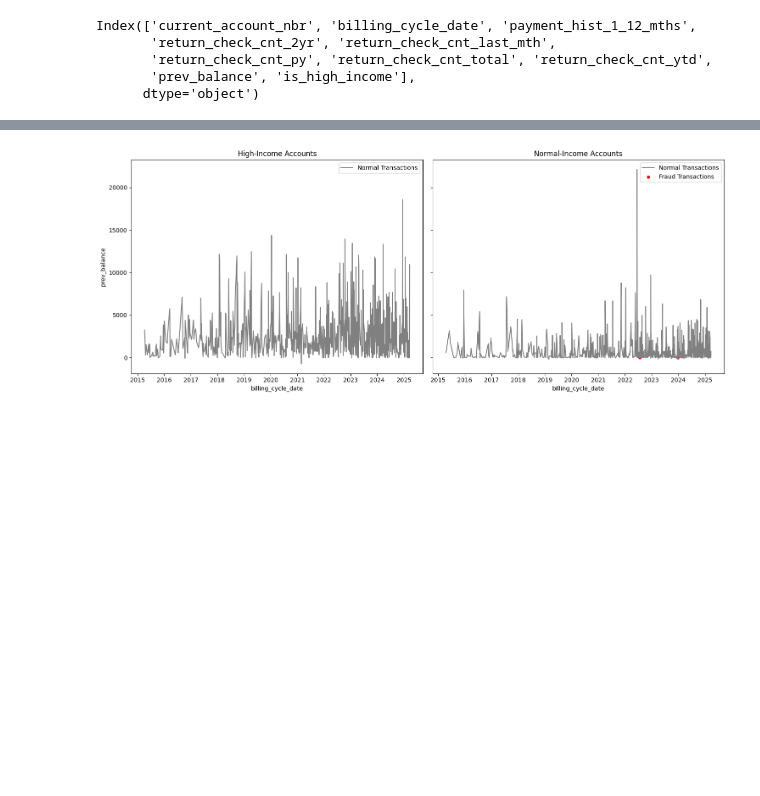
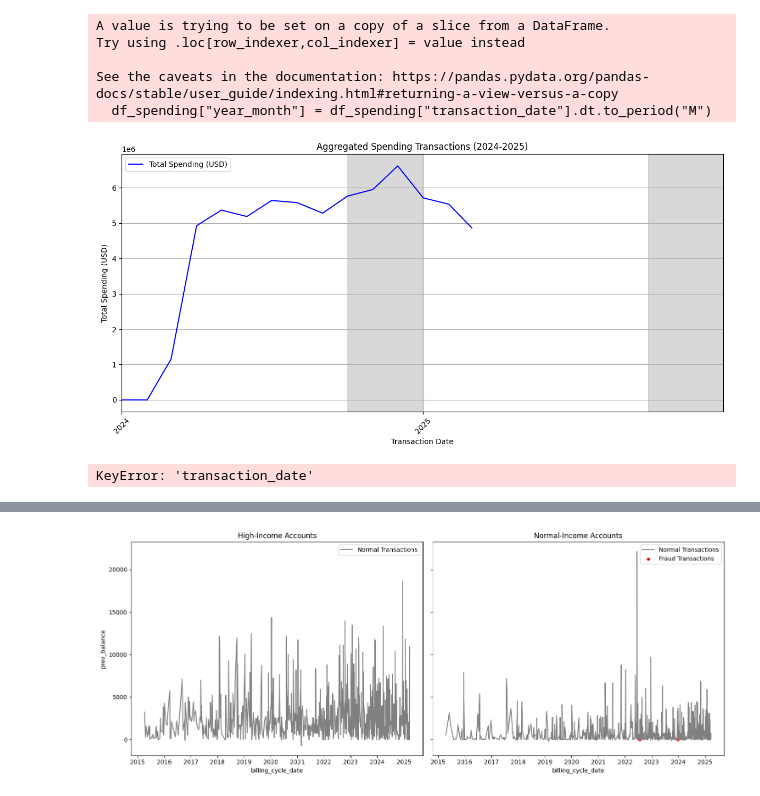
Before and after one commit to hazelLu6/synchrony-datathon-2025-alt-f4, a Jupyter notebook: time_series_analysis.ipynb, the cells around one changed output, grey strips where cells are left out. Saved outputs shown, nothing was run; the diff lists cells and outputs as text; code cells hidden in the pictures; blank space fills up the shorter version.

```diff
--- a/time_series_analysis.ipynb
+++ b/time_series_analysis.ipynb
@@ -49,4 +32,69 @@ billing_cycle_date
+# %%
+# Load datasets
+df1 = pd.read_csv("cleaned_data/cleaned_transaction_fact.csv", parse_dates=["transaction_date"])
+df2 = pd.read_csv("cleaned_data/cleaned_wrld_stor_tran_fact.csv", parse_dates=["transaction_date"])
+
+# Combine datasets
+df = pd.concat([df1, df2])
+
+# Filter for spending transactions (assuming "SALE" means spending)
+df_spending = df[df["transaction_type"] == "SALE"]
+
+# Aggregate spending in USD by month
+df_spending["year_month"] = df_spending["transaction_date"].dt.to_period("M")
+df_grouped = df_spending.groupby("year_month")["us_equiv_amt"].sum().reset_index()
+df_grouped["year_month"] = df_grouped["year_month"].dt.to_timestamp()
+
+# Filter for 2024 and 2025
+df_grouped = df_grouped[(df_grouped["year_month"].dt.year >= 2024) & (df_grouped["year_month"].dt.year <= 2025)]
+
+# Plot the spending trend
+fig, ax = plt.subplots(figsize=(12, 6))
+
+ax.plot(df_grouped["year_month"], df_grouped["us_equiv_amt"], label="Total Spending (USD)", color="blue")
+
+# Format x-axis to show only 2024 and 2025
+ax.set_xlim(pd.Timestamp("2024-01-01"), pd.Timestamp("2025-12-31"))
+ax.xaxis.set_major_locator(mdates.YearLocator())
+ax.xaxis.set_major_formatter(mdates.DateFormatter('%Y'))
+
+# Shade the last three months of each year
+for year in [2024, 2025]:
+    start_date = pd.Timestamp(f"{year}-10-01")
+    end_date = pd.Timestamp(f"{year}-12-31")
+    ax.axvspan(start_date, end_date, color='grey', alpha=0.3)
+
+ax.set_xlabel("Transaction Date")
+ax.set_ylabel("Total Spending (USD)")
+ax.set_title("Aggregated Spending Transactions (2024-2025)")
+
+ax.grid(True)
+ax.legend()
+plt.xticks(rotation=45)
+plt.tight_layout()
+
+plt.savefig('./visualizations/spending_trend_2024_2025.png', dpi=300)
+plt.show()
+# %% [output]
+A value is trying to be set on a copy of a slice from a DataFrame.
+Try using .loc[row_indexer,col_indexer] = value instead
+
+See the caveats in the documentation: https://pandas.pydata.org/pandas-docs/stable/user_guide/indexing.html#returning-a-view-versus-a-copy
+  df_spending["year_month"] = df_spending["transaction_date"].dt.to_period("M")
+[figure, added]
 # %%
+df_transactions = pd.read_csv('cleaned_data/cleaned_transaction_fact.csv')
+df_transactions = df_transactions[df_transactions["transaction_type"] == "SPEND"]
+cols_to_replace = ['transaction_date']
+for col in cols_to_replace:
+    df_statements[col] = pd.to_datetime(df_statements[col], utc=True)
+
+df_transactions = pd.read_csv('cleaned_data/cleaned_transaction_fact.csv')
+df_world = df_transactions[df_transactions["transaction_type"] == "SPEND"]
+cols_to_replace = ['transaction_date']
+for col in cols_to_replace:
+    df_statements[col] = pd.to_datetime(df_statements[col], utc=True)
+
 # Adding the fraud
 df_high_income = pd.read_csv('cleaned_data/cleaned_account_dim.csv')
 df_merged = df_statements.merge(df_high_income[['current_account_nbr', 'is_high_income']], on='current_account_nbr', how='left')
@@ -56,15 +104,10 @@ df_merged['billing_cycle_date'] = pd.to_datetime(df_merged['billing_cycle_date']
 df_merged['billing_cycle_date_15th'] = df_merged['billing_cycle_date'].apply(lambda x: x.replace(day=15))
 df_merged.set_index('billing_cycle_date_15th', inplace=True)
 
-# Sample 1000 entries from each group for better visualization
 df_high_sample = df_merged[df_merged['is_high_income'] == 1]
 df_non_high_sample = df_merged[df_merged['is_high_income'] == 0]
 
 df_high_grouped = df_high_sample.groupby('billing_cycle_date_15th').agg({'prev_balance': 'mean'})
 df_non_high_grouped = df_non_high_sample.groupby('billing_cycle_date_15th').agg({'prev_balance': 'mean'})
 # %% [output]
-Index(['current_account_nbr', 'billing_cycle_date', 'payment_hist_1_12_mths',
-       'return_check_cnt_2yr', 'return_check_cnt_last_mth',
-       'return_check_cnt_py', 'return_check_cnt_total', 'return_check_cnt_ytd',
-       'prev_balance', 'is_high_income'],
-      dtype='object')
+KeyError: 'transaction_date'
```
Also changed, not shown: parts of 3 cells of this notebook, 1 other file.
